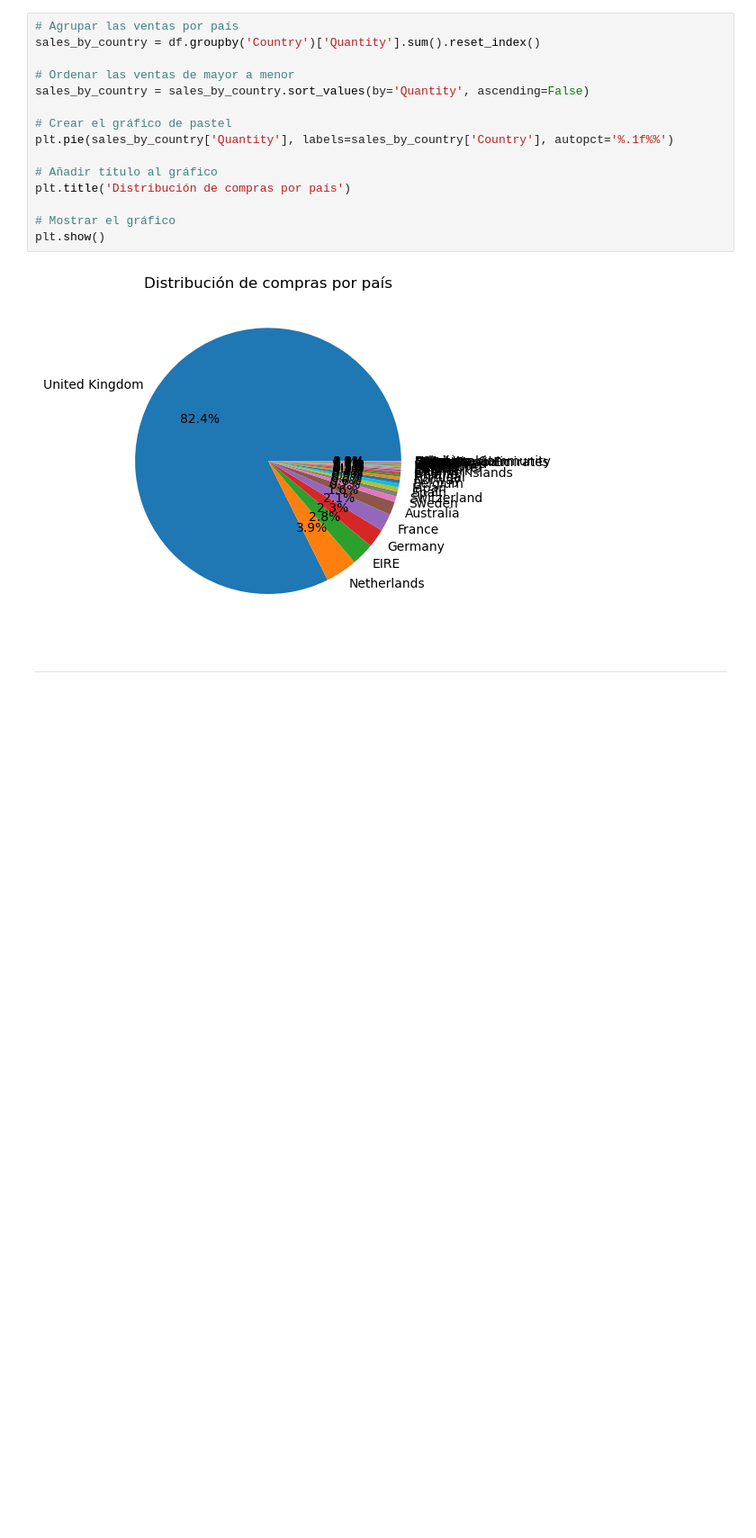
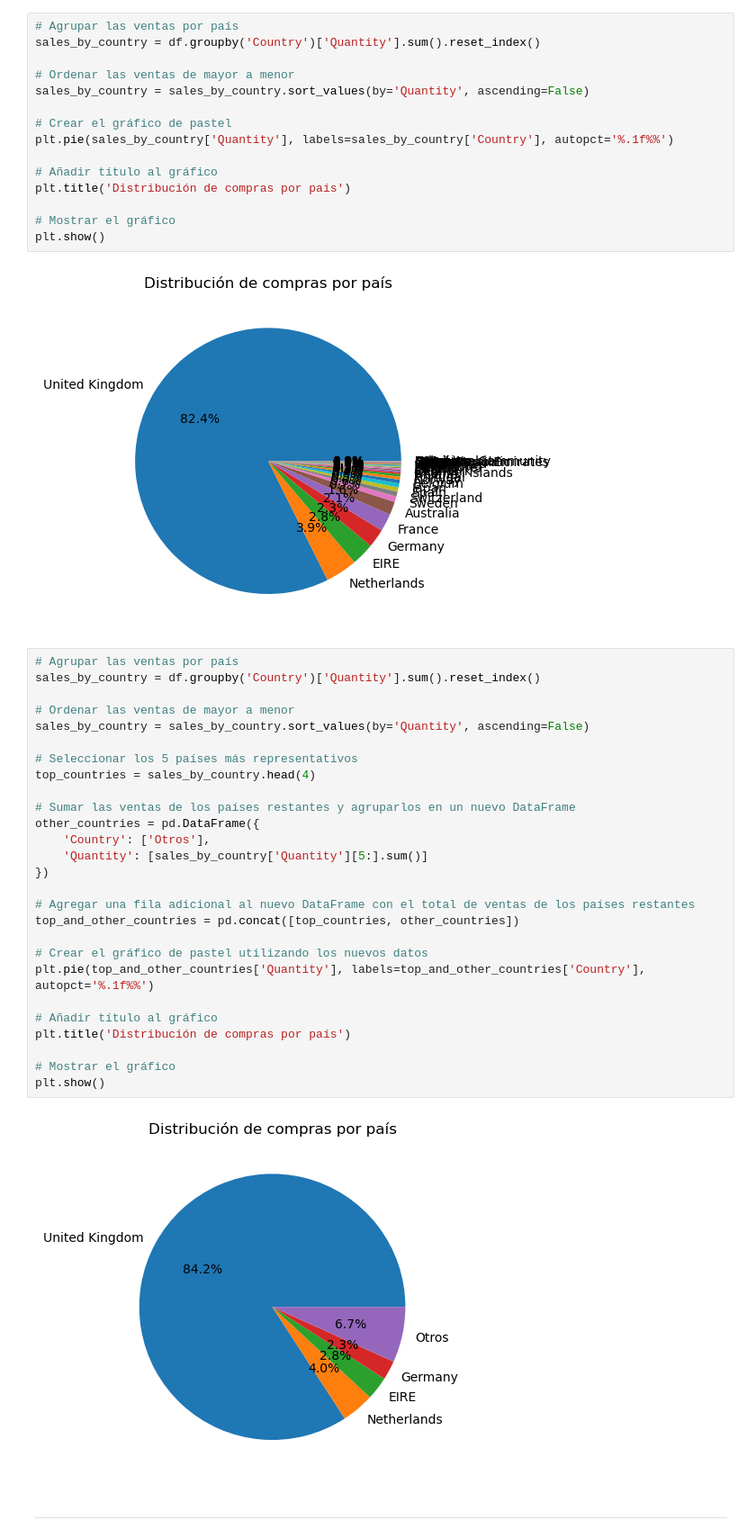
Before and after one commit to zandrev099/Final-Project, a Jupyter notebook: E-commerce2.ipynb, the cells around one changed output. Shown at 90% size. Cells and saved outputs as stored; diff of their text form; blank space fills up the shorter version.

```diff
--- a/E-commerce2.ipynb
+++ b/E-commerce2.ipynb
@@ -267,6 +267,35 @@ plt.title('Distribución de compras por país')
 plt.show()
 # %% [output]
 [figure]
+# %%
+# Agrupar las ventas por país
+sales_by_country = df.groupby('Country')['Quantity'].sum().reset_index()
+
+# Ordenar las ventas de mayor a menor
+sales_by_country = sales_by_country.sort_values(by='Quantity', ascending=False)
+
+# Seleccionar los 5 países más representativos
+top_countries = sales_by_country.head(4)
+
+# Sumar las ventas de los países restantes y agruparlos en un nuevo DataFrame
+other_countries = pd.DataFrame({
+    'Country': ['Otros'],
+    'Quantity': [sales_by_country['Quantity'][5:].sum()]
+})
+
+# Agregar una fila adicional al nuevo DataFrame con el total de ventas de los países restantes
+top_and_other_countries = pd.concat([top_countries, other_countries])
+
+# Crear el gráfico de pastel utilizando los nuevos datos
+plt.pie(top_and_other_countries['Quantity'], labels=top_and_other_countries['Country'], autopct='%.1f%%')
+
+# Añadir título al gráfico
+plt.title('Distribución de compras por país')
+
+# Mostrar el gráfico
+plt.show()
+# %% [output]
+[figure, added]
 # %% [markdown]
 ---
 # %% [markdown]
```
Also changed, not shown: parts of 5 cells of this notebook, 1 other file.
